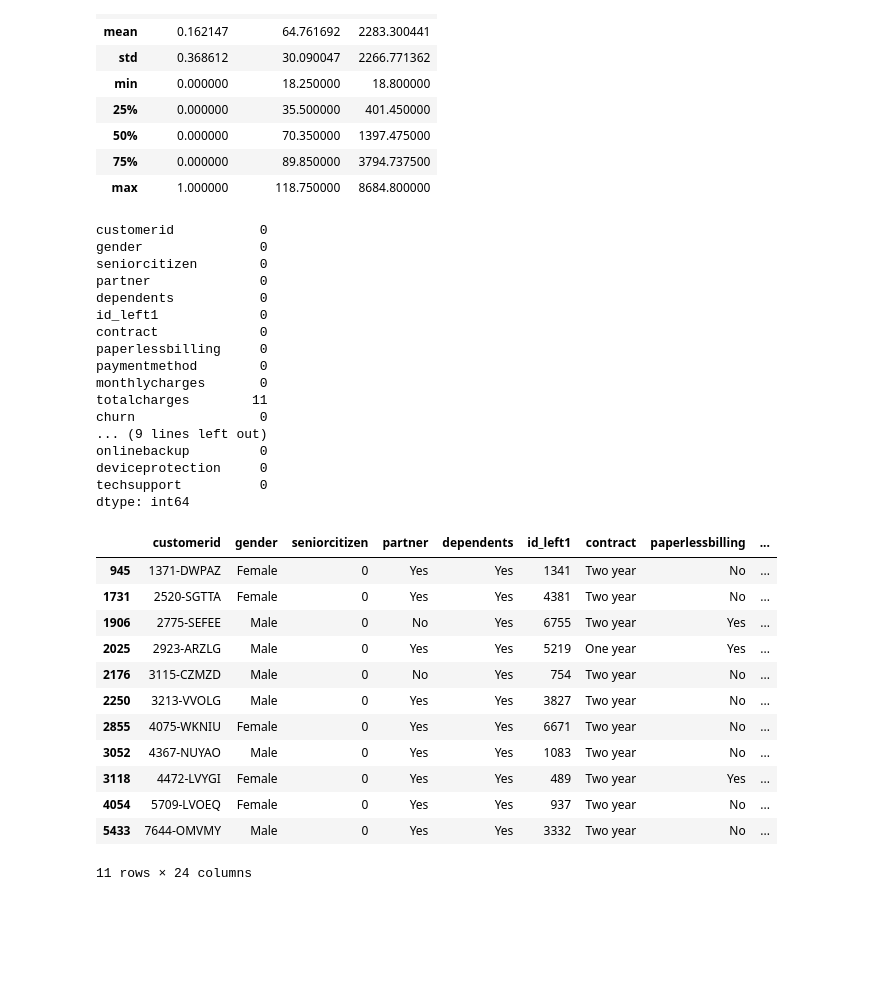
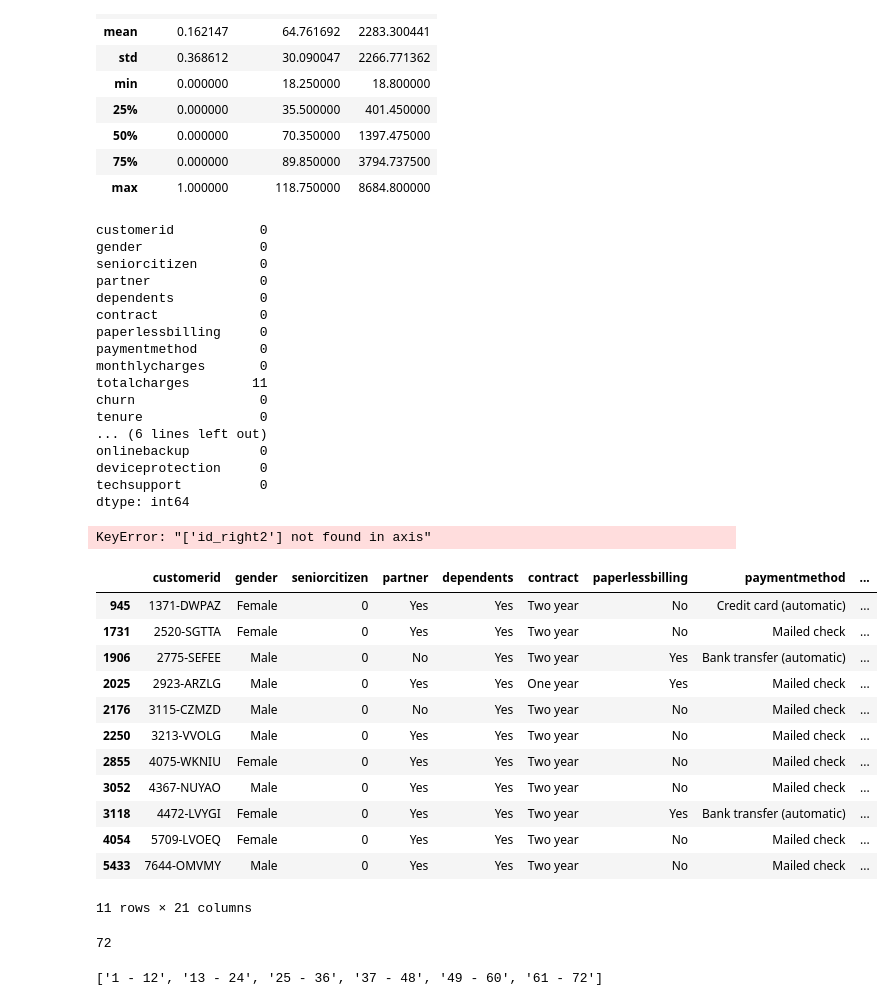
Before and after one commit to djshampz904/DATA-ENGINEERING, a Jupyter notebook: machine learning spark/telco_churn.ipynb, the cells around one changed output. Saved outputs shown, nothing was run; the diff lists cells and outputs as text; code cells hidden in the pictures; blank space fills up the shorter version.

```diff
--- a/machine learning spark/telco_churn.ipynb
+++ b/machine learning spark/telco_churn.ipynb
@@ -210,42 +235,49 @@ customer_billing.describe()
 | 75% | 0.000000 | 89.850000 | 3794.737500 |
 | max | 1.000000 | 118.750000 | 8684.800000 |
 # %%
-total_customer_data = customer_churn_data_combined.copy()
+telco = customer_churn_data_combined.copy()
+# %%
+telco = telco.drop(['id_right', 'id'], axis=1)
 # %%
-total_customer_data.totalcharges = pd.to_numeric(total_customer_data.totalcharges, errors='coerce')
-total_customer_data.isnull().sum()
+telco.totalcharges = pd.to_numeric(telco.totalcharges, errors='coerce')
+telco.isnull().sum()
 # %% [output]
 customerid           0
 gender               0
 seniorcitizen        0
 partner              0
 dependents           0
-id_left1             0
 contract             0
 paperlessbilling     0
 paymentmethod        0
 monthlycharges       0
 totalcharges        11
 churn                0
-... (9 lines left out)
+tenure               0
+... (6 lines left out)
 onlinebackup         0
 deviceprotection     0
 techsupport          0
 dtype: int64
+# %%
+# drop unesecarry id columns
+telco = telco.drop(['id_right2'], axis=1)
+# %% [output]
+KeyError: "['id_right2'] not found in axis"
 # %%
-total_customer_data.loc[total_customer_data.totalcharges.isnull() == True]
+telco.loc[telco.totalcharges.isnull() == True]
 # %% [output]
-|  | customerid | gender | seniorcitizen | partner | dependents | id_left1 | contract | paperlessbilling | ... |
-| 945 | 1371-DWPAZ | Female | 0 | Yes | Yes | 1341 | Two year | No | ... |
-| 1731 | 2520-SGTTA | Female | 0 | Yes | Yes | 4381 | Two year | No | ... |
-| 1906 | 2775-SEFEE | Male | 0 | No | Yes | 6755 | Two year | Yes | ... |
-| 2025 | 2923-ARZLG | Male | 0 | Yes | Yes | 5219 | One year | Yes | ... |
-| 2176 | 3115-CZMZD | Male | 0 | No | Yes | 754 | Two year | No | ... |
-| 2250 | 3213-VVOLG | Male | 0 | Yes | Yes | 3827 | Two year | No | ... |
-| 2855 | 4075-WKNIU | Female | 0 | Yes | Yes | 6671 | Two year | No | ... |
-| 3052 | 4367-NUYAO | Male | 0 | Yes | Yes | 1083 | Two year | No | ... |
-| 3118 | 4472-LVYGI | Female | 0 | Yes | Yes | 489 | Two year | Yes | ... |
-| 4054 | 5709-LVOEQ | Female | 0 | Yes | Yes | 937 | Two year | No | ... |
-| 5433 | 7644-OMVMY | Male | 0 | Yes | Yes | 3332 | Two year | No | ... |
+|  | customerid | gender | seniorcitizen | partner | dependents | contract | paperlessbilling | paymentmethod | ... |
+| 945 | 1371-DWPAZ | Female | 0 | Yes | Yes | Two year | No | Credit card (automatic) | ... |
+| 1731 | 2520-SGTTA | Female | 0 | Yes | Yes | Two year | No | Mailed check | ... |
+| 1906 | 2775-SEFEE | Male | 0 | No | Yes | Two year | Yes | Bank transfer (automatic) | ... |
+| 2025 | 2923-ARZLG | Male | 0 | Yes | Yes | One year | Yes | Mailed check | ... |
+| 2176 | 3115-CZMZD | Male | 0 | No | Yes | Two year | No | Mailed check | ... |
+| 2250 | 3213-VVOLG | Male | 0 | Yes | Yes | Two year | No | Mailed check | ... |
+| 2855 | 4075-WKNIU | Female | 0 | Yes | Yes | Two year | No | Mailed check | ... |
+| 3052 | 4367-NUYAO | Male | 0 | Yes | Yes | Two year | No | Mailed check | ... |
+| 3118 | 4472-LVYGI | Female | 0 | Yes | Yes | Two year | Yes | Bank transfer (automatic) | ... |
+| 4054 | 5709-LVOEQ | Female | 0 | Yes | Yes | Two year | No | Mailed check | ... |
+| 5433 | 7644-OMVMY | Male | 0 | Yes | Yes | Two year | No | Mailed check | ... |
-11 rows × 24 columns
+11 rows × 21 columns
 # %%
@@ -252,0 +285,4 @@ total_customer_data.dropna(how='any', inplace=True)
+# %%
+print(telco['tenure'].max())
+# %% [output]
+72
@@ -252,0 +292,4 @@ total_customer_data.dropna(how='any', inplace=True)
+# %%
+print(labels)
+# %% [output]
+['1 - 12', '13 - 24', '25 - 36', '37 - 48', '49 - 60', '61 - 72']
```
Also changed, not shown: parts of 32 cells of this notebook.
